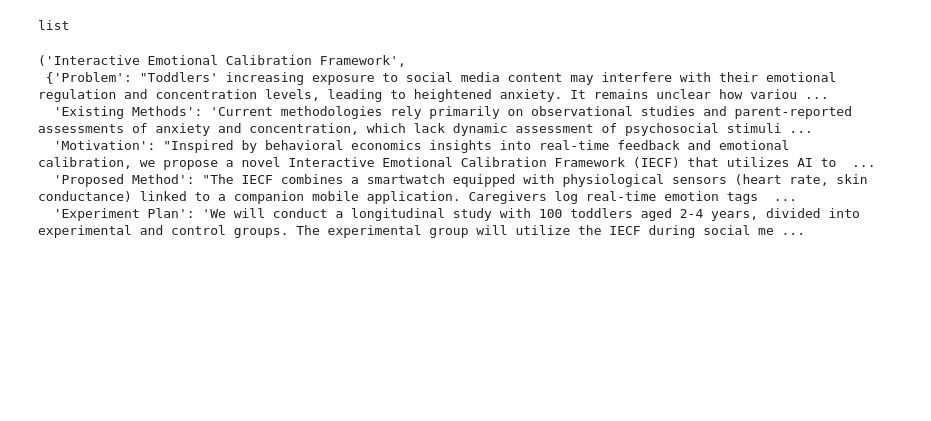
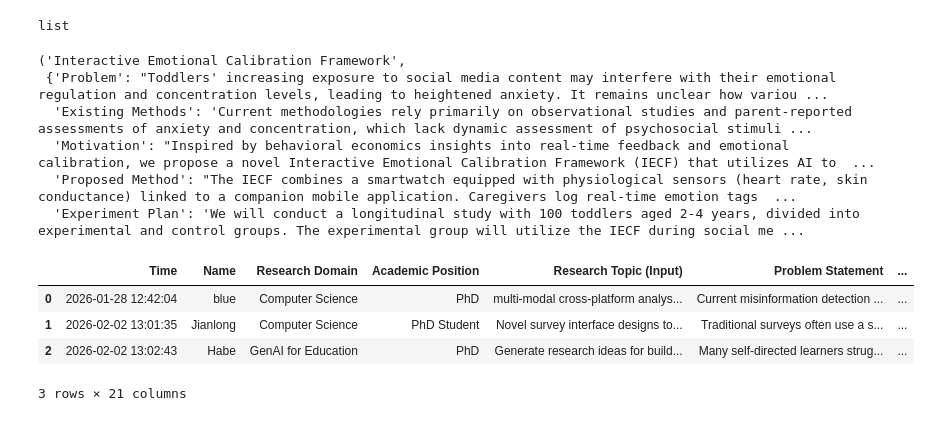
Before and after one commit to ariqhadi/research_idea_evaluation, a Jupyter notebook: evaluation_program.ipynb, the cells around one changed output. Cells and saved outputs as stored; diff of their text form; code cells hidden in the pictures; blank space fills up the shorter version.

```diff
--- a/evaluation_program.ipynb
+++ b/evaluation_program.ipynb
@@ -2209,3 +2209,16 @@ first_key, first_idea
   'Motivation': "Inspired by behavioral economics insights into real-time feedback and emotional calibration, we propose a novel Interactive Emotional Calibration Framework (IECF) that utilizes AI to  ...
   'Proposed Method': "The IECF combines a smartwatch equipped with physiological sensors (heart rate, skin conductance) linked to a companion mobile application. Caregivers log real-time emotion tags  ...
   'Experiment Plan': 'We will conduct a longitudinal study with 100 toddlers aged 2-4 years, divided into experimental and control groups. The experimental group will utilize the IECF during social me ...
+# %%
+import pandas as pd
+
+
+csv = pd.read_csv("/Users/ariq/Downloads/TestingLog.csv")
+# %%
+csv
+# %% [output]
+|  | Time | Name | Research Domain | Academic Position | Research Topic (Input) | Problem Statement | ... |
+| 0 | 2026-01-28 12:42:04 | blue | Computer Science | PhD | multi-modal cross-platform analys... | Current misinformation detection ... | ... |
+| 1 | 2026-02-02 13:01:35 | Jianlong | Computer Science | PhD Student | Novel survey interface designs to... | Traditional surveys often use a s... | ... |
+| 2 | 2026-02-02 13:02:43 | Habe | GenAI for Education | PhD | Generate research ideas for build... | Many self-directed learners strug... | ... |
+3 rows × 21 columns
```
Also changed, not shown: parts of 6 cells of this notebook, 15 other files.
